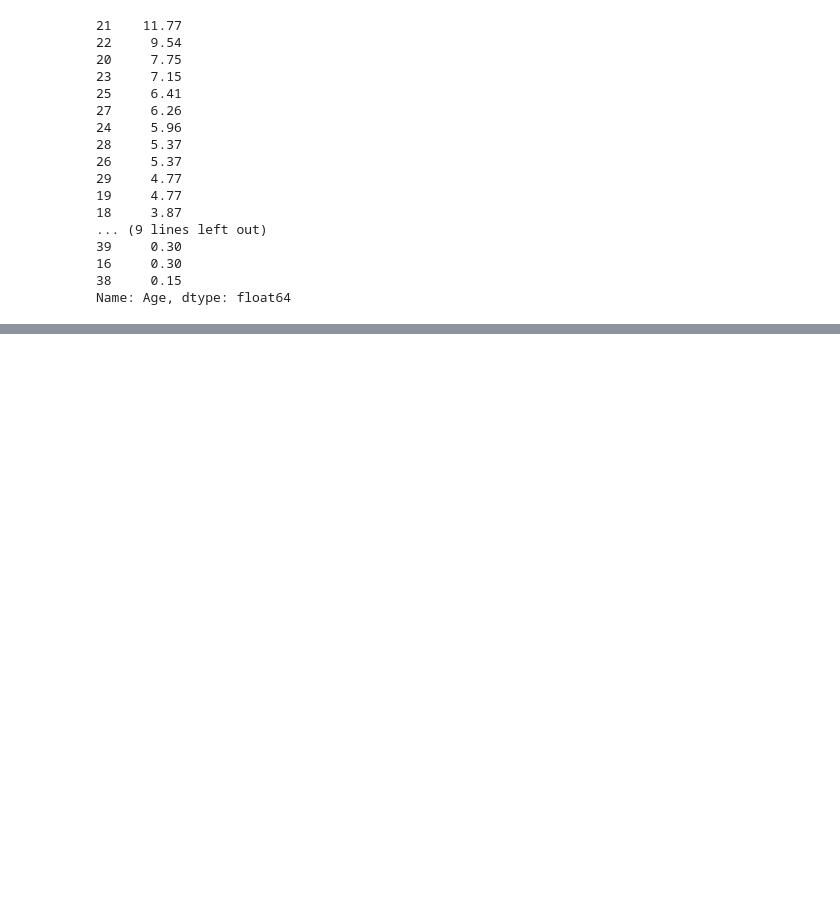
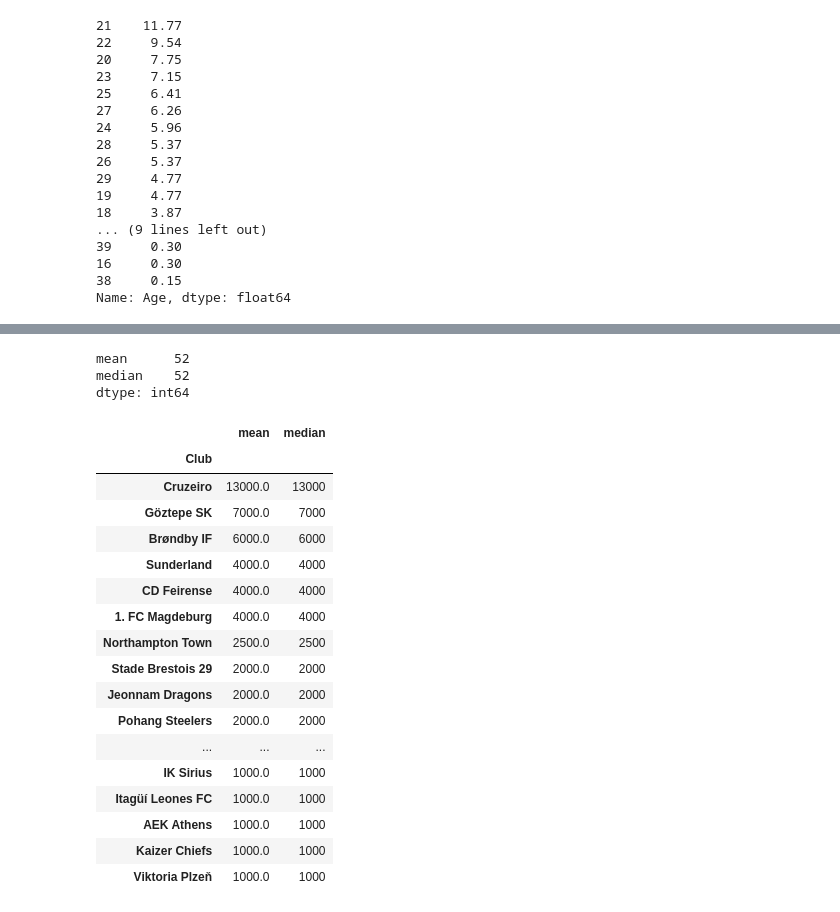
Before and after one commit to gdvnedu/SF, a Jupyter notebook: dst/module_1/python_5/Data grouping.ipynb, the cells around one changed output, grey strips where cells are left out. Saved outputs shown, nothing was run; the diff lists cells and outputs as text; code cells hidden in the pictures; blank space fills up the shorter version.

```diff
--- a/dst/module_1/python_5/Data grouping.ipynb
+++ b/dst/module_1/python_5/Data grouping.ipynb
@@ -351,0 +538,35 @@ Name: Age, dtype: float64
+# %%
+import pandas as pd
+
+df = pd.read_csv('data_sf.csv')
+df_grouped = df.groupby(['Club'])['Wage'].agg(['mean', 'median'])
+df_grouped.loc[df_grouped['mean'] == df_grouped['median']].count()
+# %% [output]
+mean      52
+median    52
+dtype: int64
+# %%
+import pandas as pd
+
+df = pd.read_csv('data_sf.csv')
+df_grouped = df.groupby(['Club'])['Wage'].agg(['mean', 'median'])
+df_grouped.loc[df_grouped['mean'] == df_grouped['median']].sort_values(['mean'],ascending=False)
+# %% [output]
+|  | mean | median |
+| Club |  |  |
+| Cruzeiro | 13000.0 | 13000 |
+| Göztepe SK | 7000.0 | 7000 |
+| Brøndby IF | 6000.0 | 6000 |
+| Sunderland | 4000.0 | 4000 |
+| CD Feirense | 4000.0 | 4000 |
+| 1. FC Magdeburg | 4000.0 | 4000 |
+| Northampton Town | 2500.0 | 2500 |
+| Stade Brestois 29 | 2000.0 | 2000 |
+| Jeonnam Dragons | 2000.0 | 2000 |
+| Pohang Steelers | 2000.0 | 2000 |
+| ... | ... | ... |
+| IK Sirius | 1000.0 | 1000 |
+| Itagüí Leones FC | 1000.0 | 1000 |
+| AEK Athens | 1000.0 | 1000 |
+| Kaizer Chiefs | 1000.0 | 1000 |
+| Viktoria Plzeň | 1000.0 | 1000 |
```
Also changed, not shown: parts of 10 cells of this notebook.
